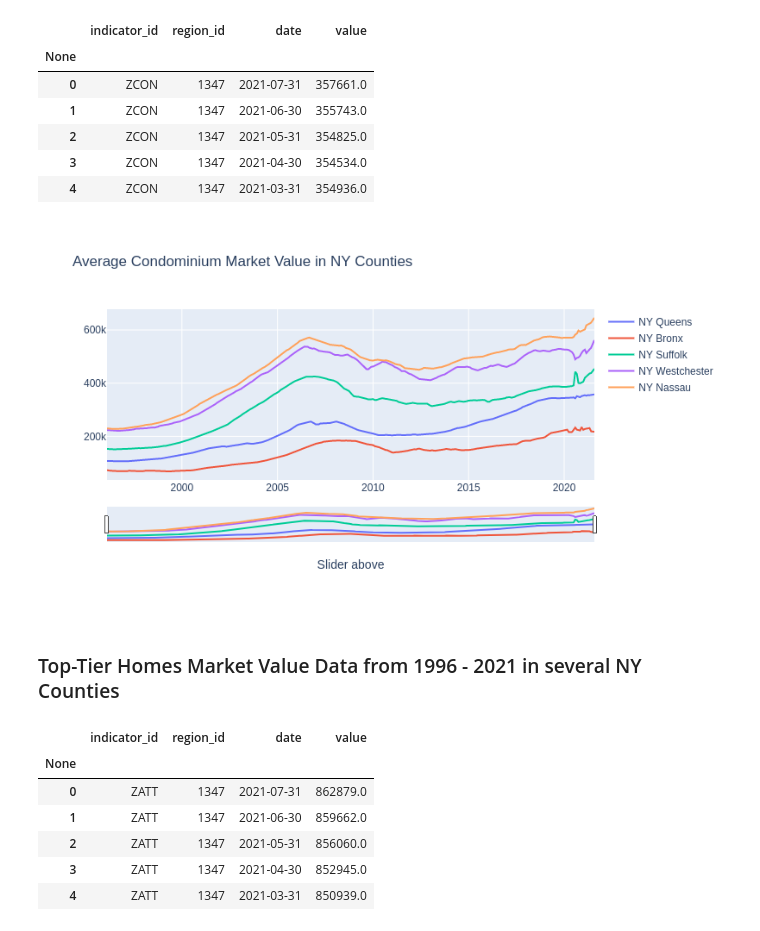
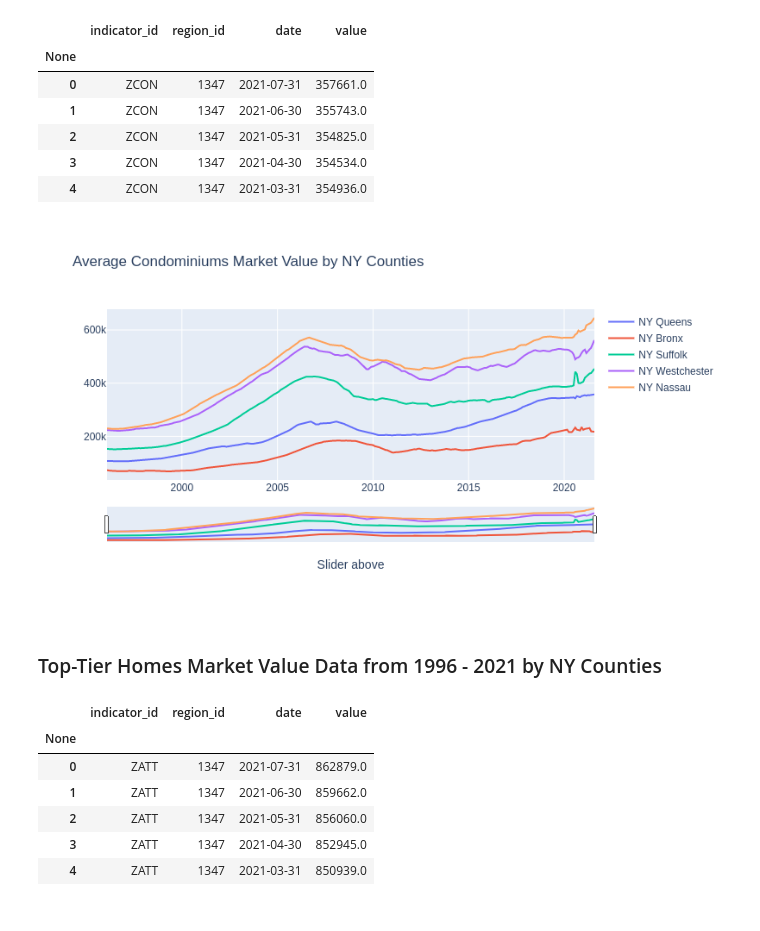
Before and after one commit to oscargallardo1/Data-Analysis-Projects, a Jupyter notebook: NY_Real_Estate_Analysis_Using_Nasdaq_data_link_API.ipynb, the cells around one changed output. Cells and saved outputs as stored; diff of their text form; code cells hidden in the pictures.

```diff
--- a/NY_Real_Estate_Analysis_Using_Nasdaq_data_link_API.ipynb
+++ b/NY_Real_Estate_Analysis_Using_Nasdaq_data_link_API.ipynb
@@ -51,3 +50,5 @@ key_api = 'Nnqe96L2t#R12Du5-iSWy#R'
+# %%
+key_api = 'Nnqe96L2tR#12Du5-iSWy#'
 # %%
 # connection with quandl datavase
 #quandl.ApiConfig.api_key = key_api
@@ -153,18 +156,18 @@ queens.head()
 # %%
 graph = go.Figure()
 graph.add_trace(go.Scatter(x=queens.date, y=queens.value, name = 'NY Queens'))
 graph.add_trace(go.Scatter(x=bronx.date, y=bronx.value, name = 'NY Bronx'))
 graph.add_trace(go.Scatter(x=suffolk.date, y=suffolk.value, name = 'NY Suffolk'))
 graph.add_trace(go.Scatter(x=westchester.date, y=westchester.value, name = 'NY Westchester'))
 graph.add_trace(go.Scatter(x=nassau.date, y=nassau.value, name = 'NY Nassau'))
-graph.update_layout(title="Average Condominium Market Value in NY Counties")
+graph.update_layout(title="Average Condominiums Market Value by NY Counties")
 graph.update_xaxes(rangeslider_visible=True, title = 'Slider above')
 #graph.show()
 gitly.show(graph)
 # %% [output]
-[figure, old version]
+[figure, new version]
 # %% [markdown]
-### Top-Tier Homes Market Value Data from 1996 - 2021 in several NY Counties
+### Top-Tier Homes Market Value Data from 1996 - 2021 by NY Counties
 # %%
 queens = nasdaqdatalink.get_table('ZILLOW/DATA', indicator_id='ZATT', region_id='1347')
 bronx = nasdaqdatalink.get_table('ZILLOW/DATA', indicator_id='ZATT', region_id='401')
```
Also changed, not shown: parts of 12 cells of this notebook.
